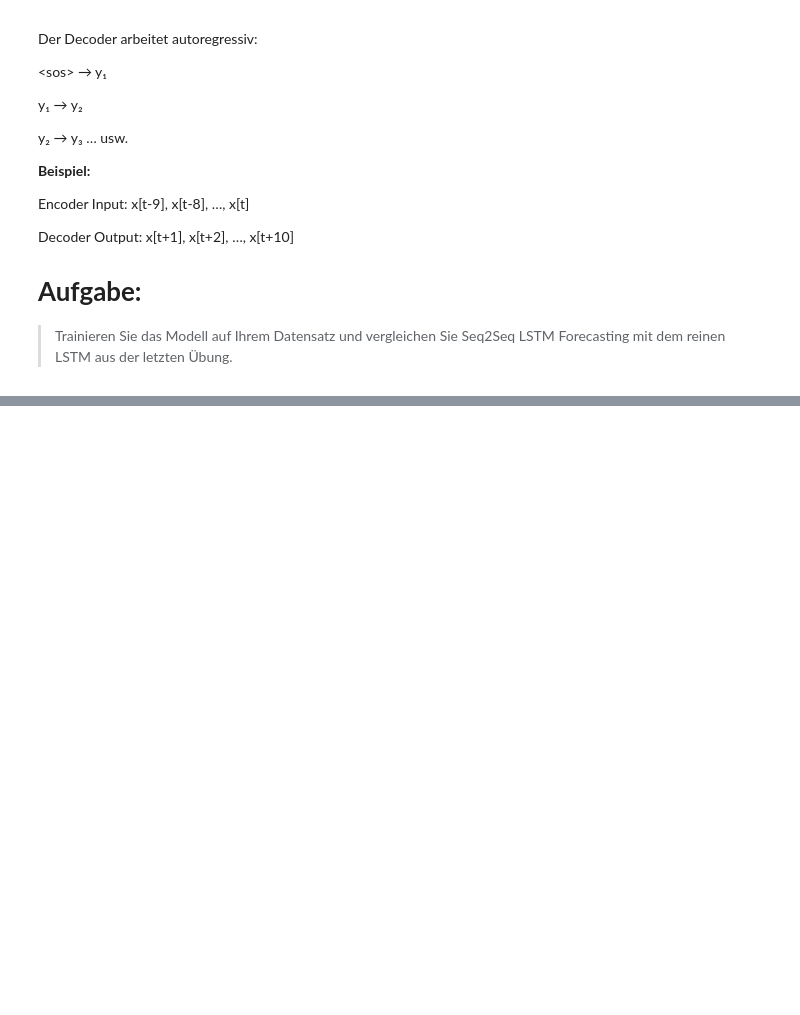
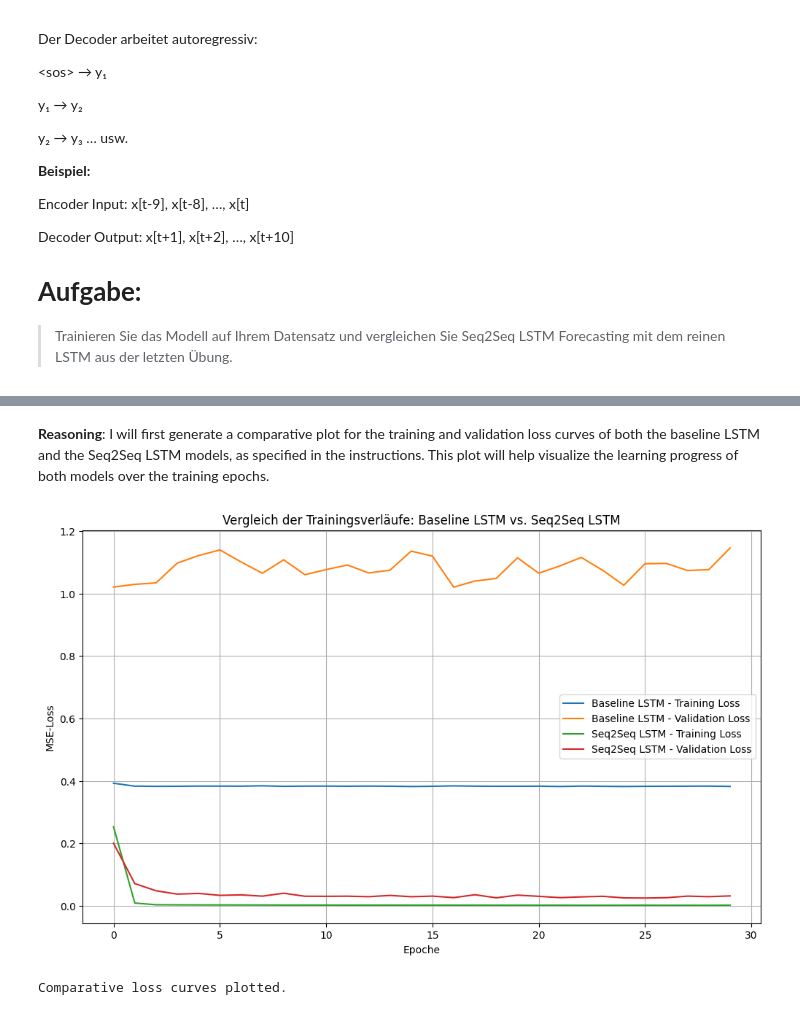
Before and after one commit to dennisddschulz/cas-artificial-intelligence, a Jupyter notebook: 06_transformer/04_Assignment_–_Encoder_Decoder_mit_Attention_(Seq2Seq)_&_Brücke_zu_Transformern_Aufgabe_4b.ipynb, the cells around one changed output, grey strips where cells are left out. Cells and saved outputs as stored; diff of their text form; code cells hidden in the pictures; blank space fills up the shorter version.

```diff
--- a/06_transformer/04_Assignment_–_Encoder_Decoder_mit_Attention_(Seq2Seq)_&_Brücke_zu_Transformern_Aufgabe_4b.ipynb
+++ b/06_transformer/04_Assignment_–_Encoder_Decoder_mit_Attention_(Seq2Seq)_&_Brücke_zu_Transformern_Aufgabe_4b.ipynb
@@ -879,0 +1501,24 @@ x[t+1], x[t+2], …, x[t+10]
+# %%
+class TS_Decoder(nn.Module):
+    def __init__(self, hidden_size, num_layers=1, output_size=1):
+        super().__init__()
+        self.hidden_size = hidden_size
+        self.num_layers = num_layers
+        self.output_size = output_size
+        # LSTM input will be the output of the previous step (1) + hidden_size for context if attention was used
+        # Here, we just take the output of the previous step.
+        self.lstm = nn.LSTM(output_size, hidden_size, num_layers, batch_first=True)
+        self.fc = nn.Linear(hidden_size, output_size)
+
+    def forward(self, input_val, hidden, cell):
+        # input_val: [batch_size] - This will be the output from the previous time step (or SOS token)
+        # Unsqueeze to add sequence length dimension and feature dimension: [batch_size, 1, 1]
+        input_val = input_val.unsqueeze(1).unsqueeze(2) # [B, 1, 1]
+
+        output, (hidden, cell) = self.lstm(input_val, (hidden, cell))
+        # output: [batch_size, 1, hidden_size]
+        # prediction: [batch_size, output_size]
+        prediction = self.fc(output.squeeze(1)) # Squeeze the sequence length dimension
+        return prediction, hidden, cell
+
+print("TS_Decoder class defined.")
@@ -879,0 +1964,23 @@ x[t+1], x[t+2], …, x[t+10]
+# %% [markdown]
+**Reasoning**:
+I will first generate a comparative plot for the training and validation loss curves of both the baseline LSTM and the Seq2Seq LSTM models, as specified in the instructions. This plot will help visualize the learning progress of both models over the training epochs.
+# %%
+import matplotlib.pyplot as plt
+
+# 1. Plotting comparative loss curves
+plt.figure(figsize=(12, 7))
+plt.plot(sp_train_losses, label="Baseline LSTM - Training Loss")
+plt.plot(sp_val_losses, label="Baseline LSTM - Validation Loss")
+plt.plot(seq2seq_train_losses, label="Seq2Seq LSTM - Training Loss")
+plt.plot(seq2seq_val_losses, label="Seq2Seq LSTM - Validation Loss")
+plt.xlabel("Epoche")
+plt.ylabel("MSE-Loss")
+plt.title("Vergleich der Trainingsverläufe: Baseline LSTM vs. Seq2Seq LSTM")
+plt.legend()
+plt.grid(True)
+plt.show()
+
+print("Comparative loss curves plotted.")
+# %% [output]
+[figure, added]
+Comparative loss curves plotted.
```
Also changed, not shown: parts of 63 cells of this notebook.
